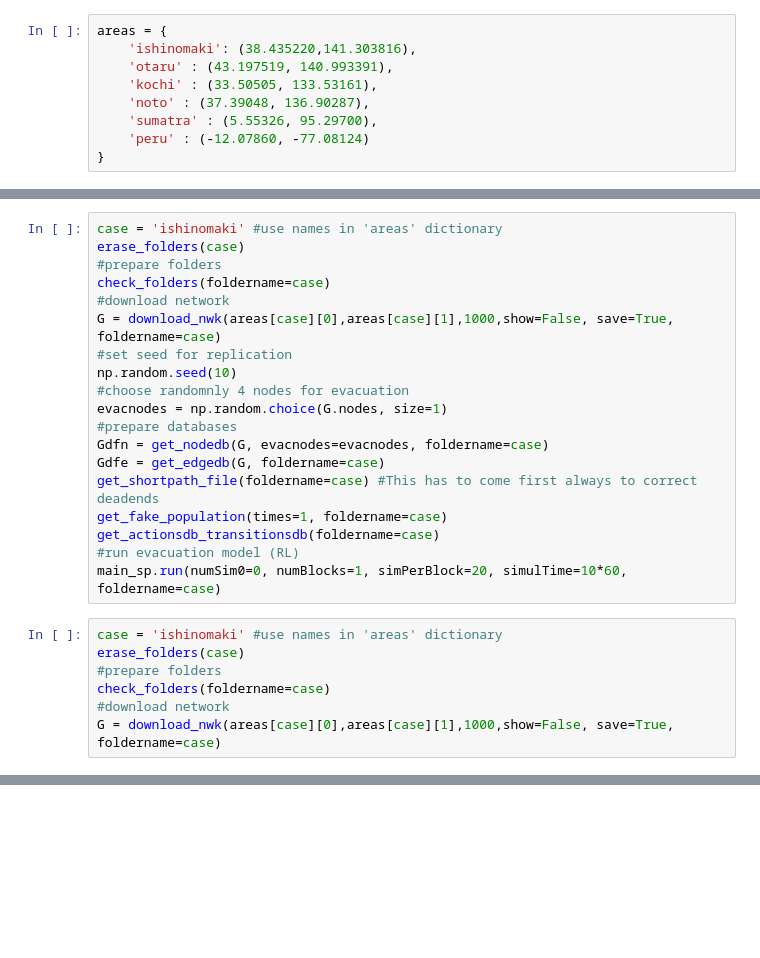
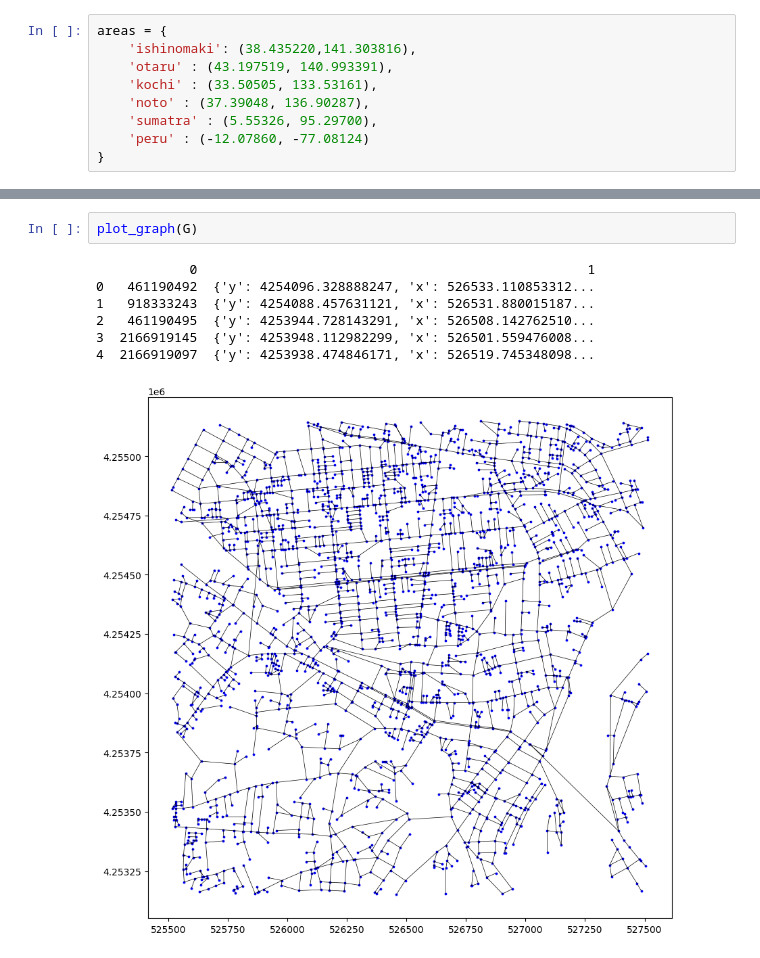
Before and after one commit to erick2307/2024_Urushibara, a Jupyter notebook: dashboard_shortestpath.ipynb, the cells around one changed output, grey strips where cells are left out. Saved outputs shown, nothing was run; the diff lists cells and outputs as text; blank space fills up the shorter version.

```diff
--- a/dashboard_shortestpath.ipynb
+++ b/dashboard_shortestpath.ipynb
@@ -293,27 +430 @@ AttributeError: 'float' object has no attribute 'replace'
 [figure]
-# %%
-case = 'ishinomaki' #use names in 'areas' dictionary
-erase_folders(case)
-#prepare folders
-check_folders(foldername=case)
-#download network
-G = download_nwk(areas[case][0],areas[case][1],1000,show=False, save=True, foldername=case)
-#set seed for replication
-np.random.seed(10)
-#choose randomnly 4 nodes for evacuation
-evacnodes = np.random.choice(G.nodes, size=1)
-#prepare databases
-Gdfn = get_nodedb(G, evacnodes=evacnodes, foldername=case)
-Gdfe = get_edgedb(G, foldername=case)
-get_shortpath_file(foldername=case) #This has to come first always to correct deadends
-get_fake_population(times=1, foldername=case)
-get_actionsdb_transitionsdb(foldername=case)
-#run evacuation model (RL)
-main_sp.run(numSim0=0, numBlocks=1, simPerBlock=20, simulTime=10*60, foldername=case)
-# %%
-case = 'ishinomaki' #use names in 'areas' dictionary
-erase_folders(case)
-#prepare folders
-check_folders(foldername=case)
-#download network
-G = download_nwk(areas[case][0],areas[case][1],1000,show=False, save=True, foldername=case)
@@ -325,2 +542,12 @@ Gdfn.loc[Gdfn['#number']==1365]
+# %%
+plot_graph(G)
+# %% [output]
+            0                                                  1
+0   461190492  {'y': 4254096.328888247, 'x': 526533.110853312...
+1   918333243  {'y': 4254088.457631121, 'x': 526531.880015187...
+2   461190495  {'y': 4253944.728143291, 'x': 526508.142762510...
+3  2166919145  {'y': 4253948.112982299, 'x': 526501.559476008...
+4  2166919097  {'y': 4253938.474846171, 'x': 526519.745348098...
+[figure, added]
 # %%
 #plot the graph G with one node labeled
```
Also changed, not shown: parts of 19 cells of this notebook, 8 other files.
